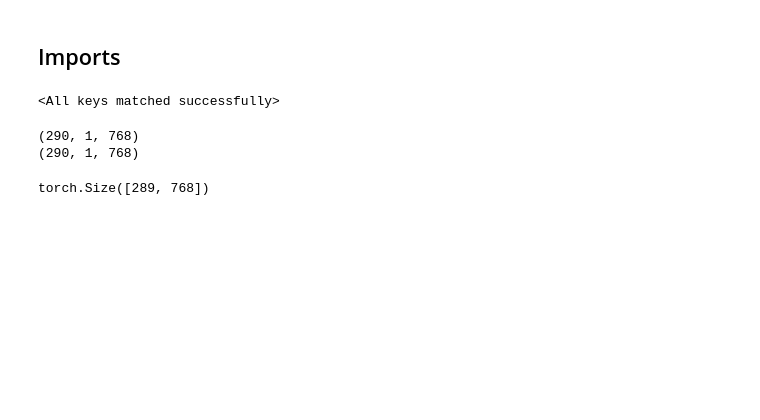
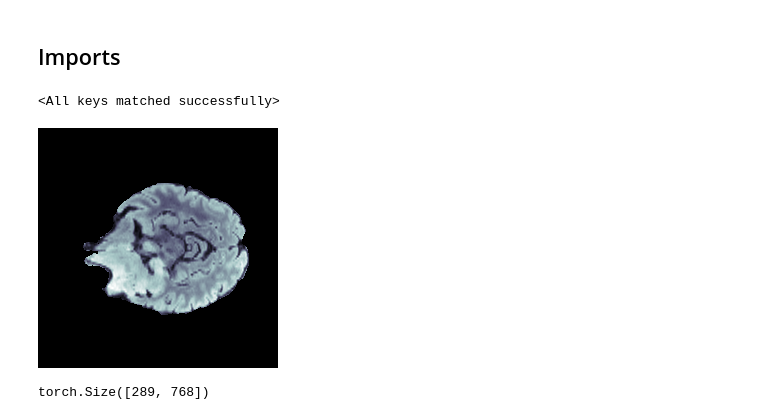
Before and after one commit to vvthai10/mla-pl, a Jupyter notebook: visualize_heatmap.ipynb, the cells around one changed output. Drawn from its saved outputs; the diff is of its cells as text; code cells hidden in the pictures; blank space fills up the shorter version.

```diff
--- a/visualize_heatmap.ipynb
+++ b/visualize_heatmap.ipynb
@@ -167,19 +169,20 @@ def generate_grad_cam(model, ori_image, image_label, ori_mask):
 
     return feature, gradient, seg_patch_tokens, det_patch_tokens
 # %%
-img_path = "./data/Brain_AD/test/Ungood/img/test.jpg"
+img_path = "./data/Brain_AD/test/Ungood/img/00002_60.png"
 mask_path = "./data/Brain_AD/test/Ungood/anomaly_mask/00002_60.png"
 # %%
 ori_image = Image.open(img_path).convert('RGB')
 image_label = torch.Tensor([1])
 mask = Image.open(img_path).convert('L')
 feature, gradient, seg_patch_tokens, det_patch_tokens = generate_grad_cam(model, ori_image, image_label, mask)
+# %%
+ori_image
+# %% [output]
+[figure, added]
 # %%
 print(feature.shape)
 print(gradient.shape)
-# %% [output]
-(290, 1, 768)
-(290, 1, 768)
 # %%
 seg_patch_tokens[0].shape
 # %% [output]
```
Also changed, not shown: parts of 40 cells of this notebook, 5 other files.
